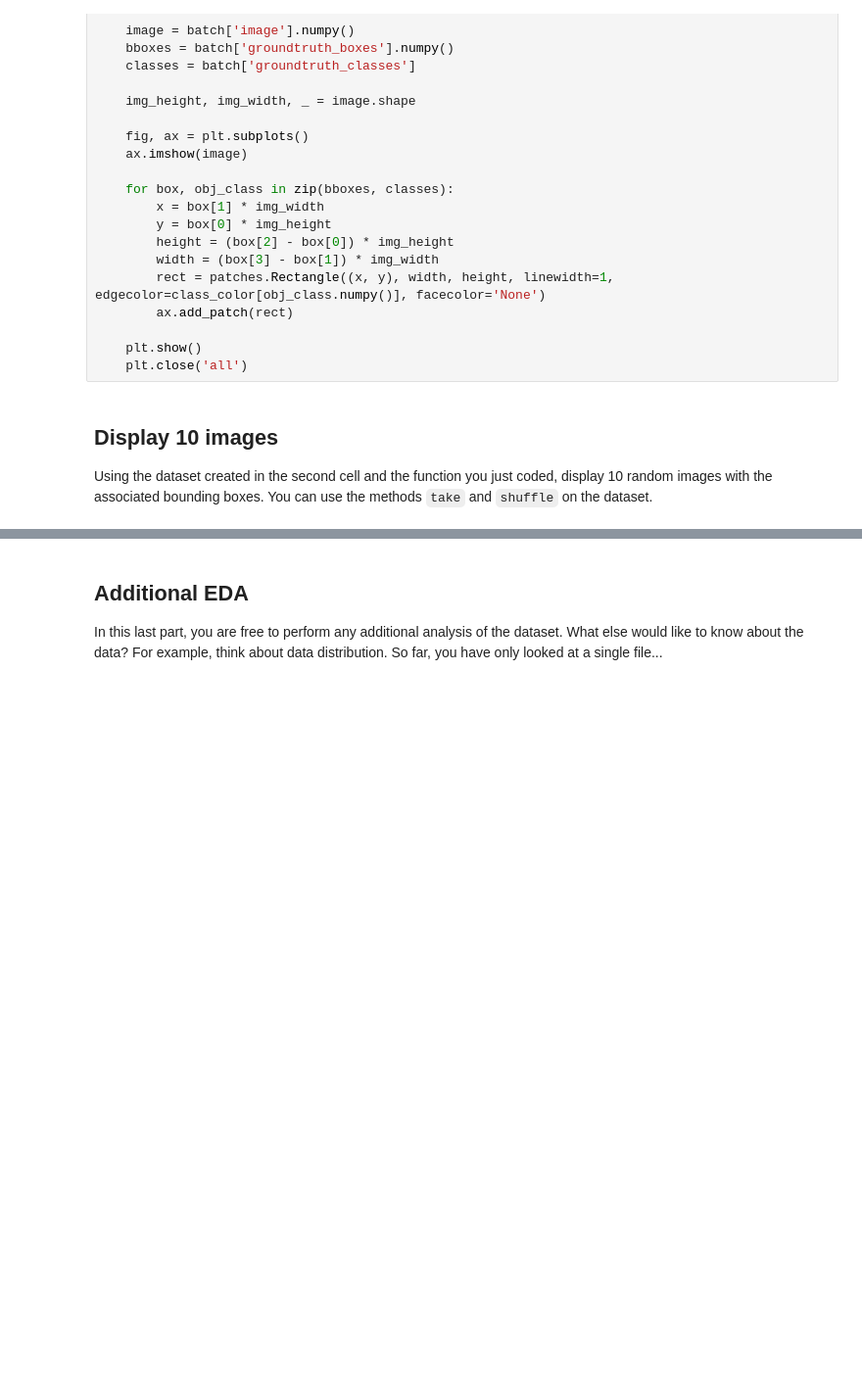
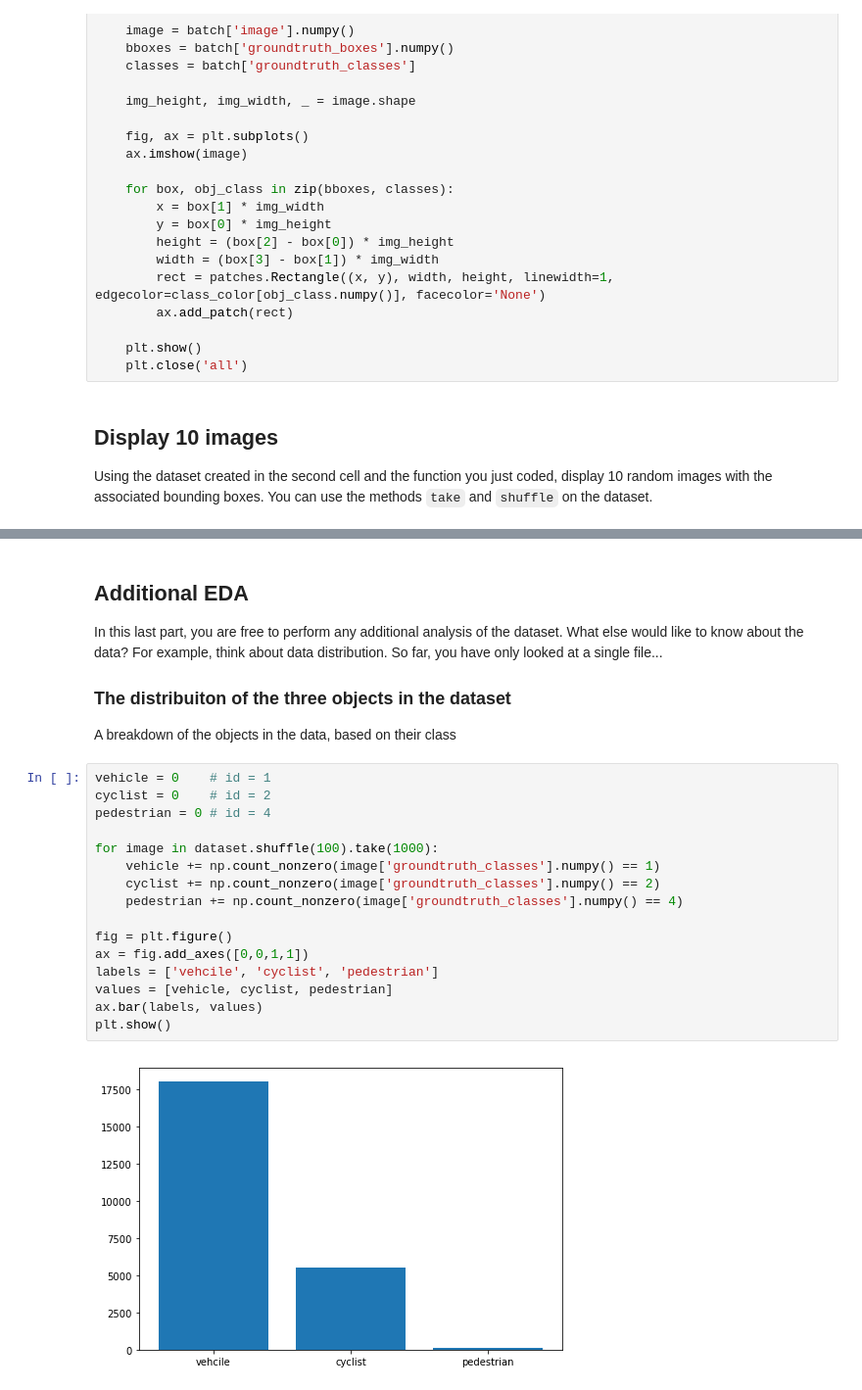
Before and after one commit to udacity/nd013-c1-vision-starter, a Jupyter notebook: Exploratory Data Analysis.ipynb, the cells around one changed output, grey strips where cells are left out. Shown at 98% size. Drawn from its saved outputs; the diff is of its cells as text; blank space fills up the shorter version.

```diff
--- a/Exploratory Data Analysis.ipynb
+++ b/Exploratory Data Analysis.ipynb
@@ -68,3 +68,24 @@ for batch in dataset.take(10):
 
 In this last part, you are free to perform any additional analysis of the dataset. What else would like to know about the data?
 For example, think about data distribution. So far, you have only looked at a single file...
+
+### The distribuiton of the three objects in the dataset
+A breakdown of the objects in the data, based on their class
+# %%
+vehicle = 0    # id = 1
+cyclist = 0    # id = 2
+pedestrian = 0 # id = 4
+
+for image in dataset.shuffle(100).take(1000):
+    vehicle += np.count_nonzero(image['groundtruth_classes'].numpy() == 1)
+    cyclist += np.count_nonzero(image['groundtruth_classes'].numpy() == 2)
+    pedestrian += np.count_nonzero(image['groundtruth_classes'].numpy() == 4)
+
+fig = plt.figure()
+ax = fig.add_axes([0,0,1,1])
+labels = ['vehcile', 'cyclist', 'pedestrian']
+values = [vehicle, cyclist, pedestrian]
+ax.bar(labels, values)
+plt.show()
+# %% [output]
+[figure, added]
```
Also changed, not shown: parts of 4 cells of this notebook.
